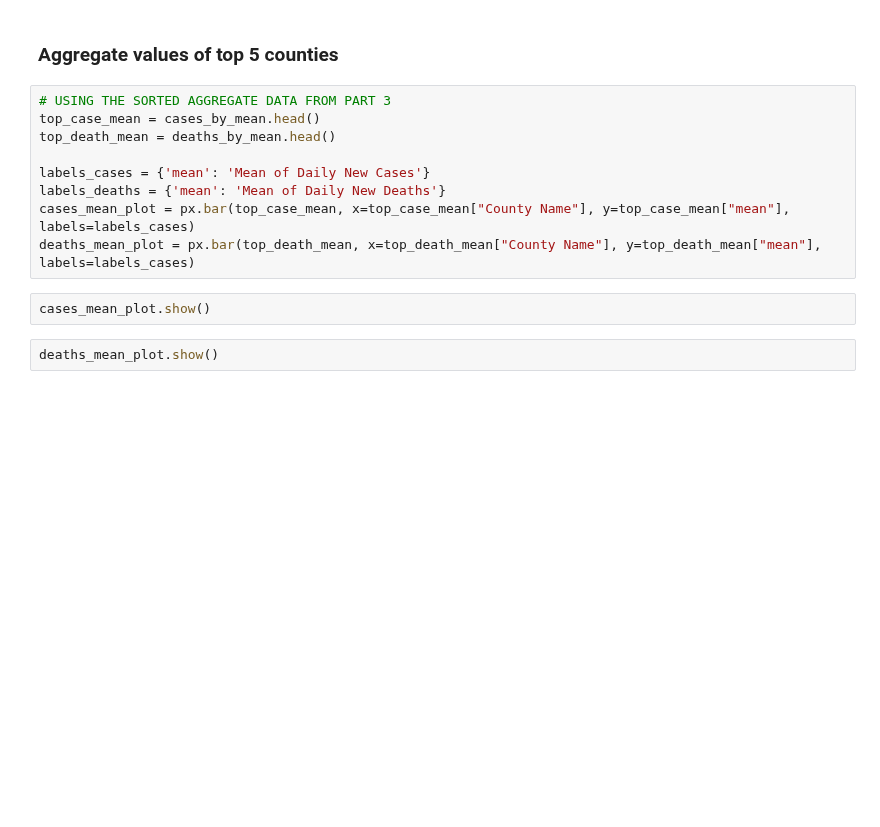
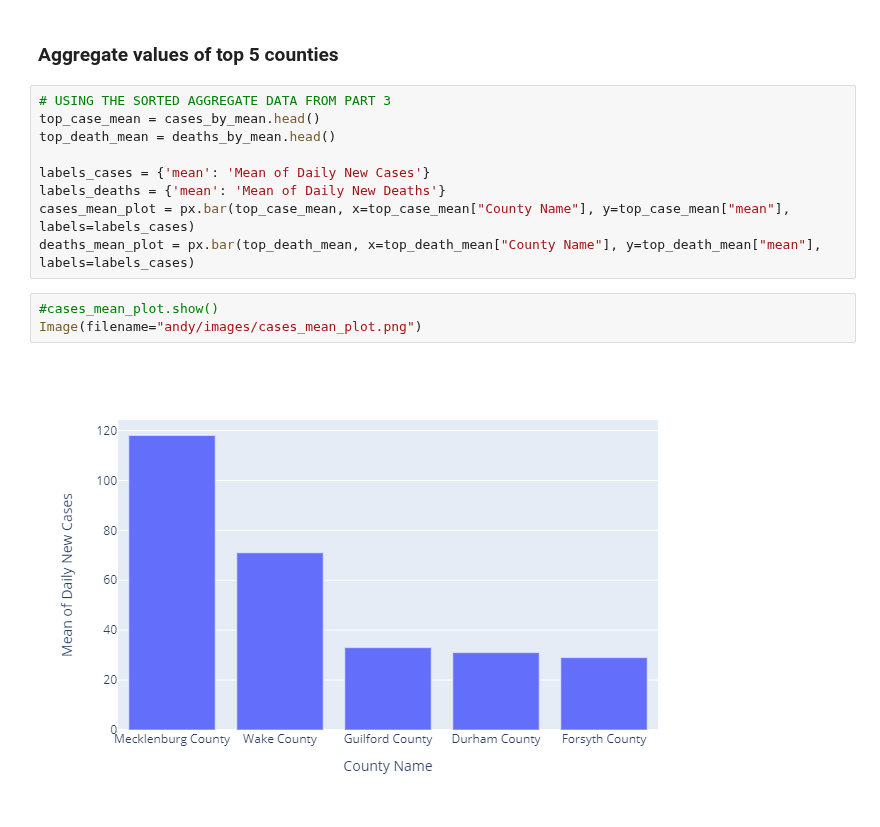
Before and after one commit to UNCG-CSE/COVID-Team-1, a Jupyter notebook: src/andy/Stage_2_Task_1.ipynb, the cells around one changed output. Cells and saved outputs as stored; diff of their text form; blank space fills up the shorter version.

```diff
--- a/src/andy/Stage_2_Task_1.ipynb
+++ b/src/andy/Stage_2_Task_1.ipynb
@@ -260,7 +263,8 @@ labels_cases = {'mean': 'Mean of Daily New Cases'}
 labels_deaths = {'mean': 'Mean of Daily New Deaths'}
 cases_mean_plot = px.bar(top_case_mean, x=top_case_mean["County Name"], y=top_case_mean["mean"], labels=labels_cases)
 deaths_mean_plot = px.bar(top_death_mean, x=top_death_mean["County Name"], y=top_death_mean["mean"], labels=labels_cases)
-# %%
-cases_mean_plot.show()
-# %%
-deaths_mean_plot.show()
+# %%
+#cases_mean_plot.show()
+Image(filename="andy/images/cases_mean_plot.png")
+# %% [output]
+[figure, added]
```
Also changed, not shown: parts of 3 cells of this notebook, 17 other files.
